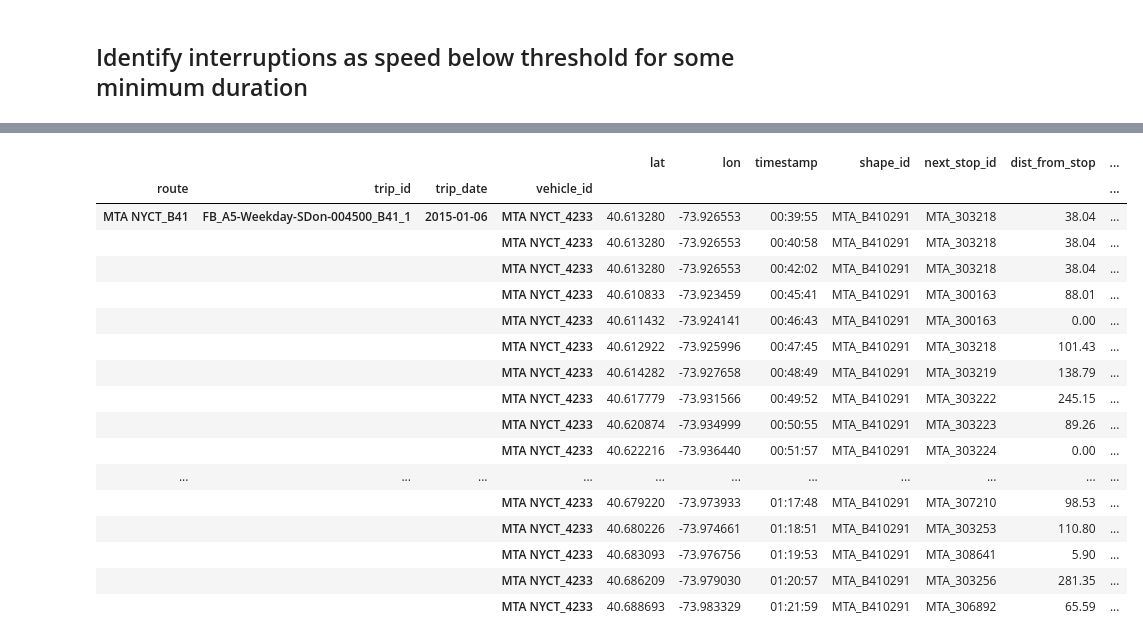
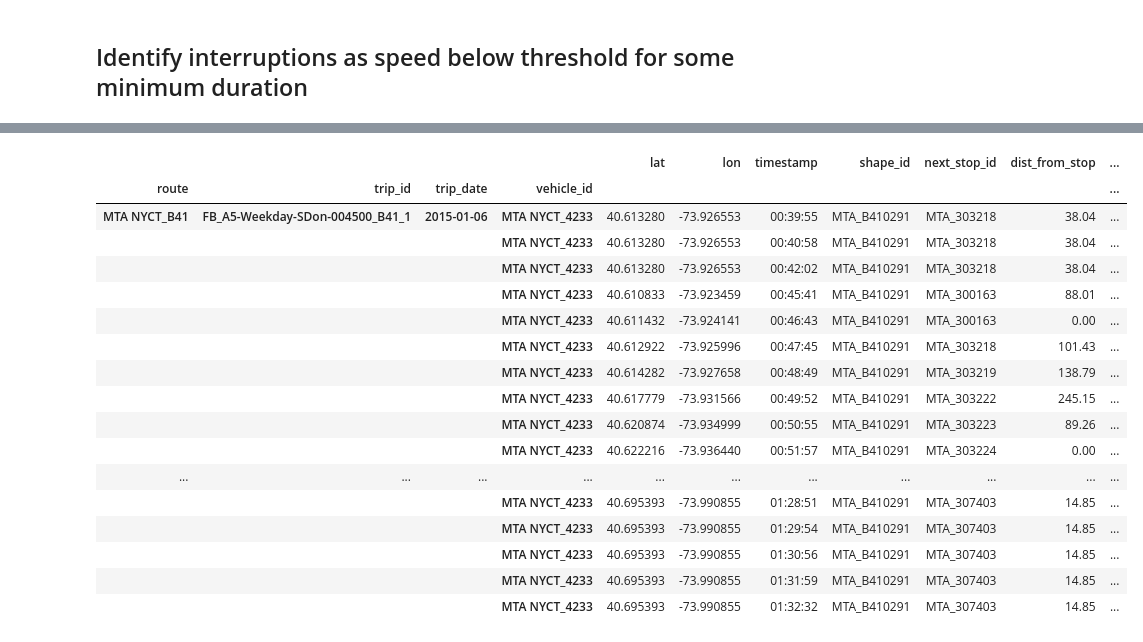
Before and after one commit to sarangof/Bus-Capstone, a Jupyter notebook: distance_data_demo.ipynb, the cells around one changed output, grey strips where cells are left out. Drawn from its saved outputs; the diff is of its cells as text; code cells hidden in the pictures.

```diff
--- a/distance_data_demo.ipynb
+++ b/distance_data_demo.ipynb
@@ -102,21 +140,22 @@ bustime['seg_duration'] = bg['timestamp'].diff()/ttools.datetime.timedelta(secon
-# %%
-bustime.head(40)
-# %% [output]
-|  |  |  |  | lat | lon | timestamp | shape_id | next_stop_id | dist_from_stop | ... |
-| route | trip_id | trip_date | vehicle_id |  |  |  |  |  |  | ... |
-| MTA NYCT_B41 | FB_A5-Weekday-SDon-004500_B41_1 | 2015-01-06 | MTA NYCT_4233 | 40.613280 | -73.926553 | 00:39:55 | MTA_B410291 | MTA_303218 | 38.04 | ... |
-|  |  |  | MTA NYCT_4233 | 40.613280 | -73.926553 | 00:40:58 | MTA_B410291 | MTA_303218 | 38.04 | ... |
-|  |  |  | MTA NYCT_4233 | 40.613280 | -73.926553 | 00:42:02 | MTA_B410291 | MTA_303218 | 38.04 | ... |
-|  |  |  | MTA NYCT_4233 | 40.610833 | -73.923459 | 00:45:41 | MTA_B410291 | MTA_300163 | 88.01 | ... |
-|  |  |  | MTA NYCT_4233 | 40.611432 | -73.924141 | 00:46:43 | MTA_B410291 | MTA_300163 | 0.00 | ... |
-|  |  |  | MTA NYCT_4233 | 40.612922 | -73.925996 | 00:47:45 | MTA_B410291 | MTA_303218 | 101.43 | ... |
-|  |  |  | MTA NYCT_4233 | 40.614282 | -73.927658 | 00:48:49 | MTA_B410291 | MTA_303219 | 138.79 | ... |
-|  |  |  | MTA NYCT_4233 | 40.617779 | -73.931566 | 00:49:52 | MTA_B410291 | MTA_303222 | 245.15 | ... |
-|  |  |  | MTA NYCT_4233 | 40.620874 | -73.934999 | 00:50:55 | MTA_B410291 | MTA_303223 | 89.26 | ... |
-|  |  |  | MTA NYCT_4233 | 40.622216 | -73.936440 | 00:51:57 | MTA_B410291 | MTA_303224 | 0.00 | ... |
-| ... | ... | ... | ... | ... | ... | ... | ... | ... | ... | ... |
-|  |  |  | MTA NYCT_4233 | 40.679220 | -73.973933 | 01:17:48 | MTA_B410291 | MTA_307210 | 98.53 | ... |
-|  |  |  | MTA NYCT_4233 | 40.680226 | -73.974661 | 01:18:51 | MTA_B410291 | MTA_303253 | 110.80 | ... |
-|  |  |  | MTA NYCT_4233 | 40.683093 | -73.976756 | 01:19:53 | MTA_B410291 | MTA_308641 | 5.90 | ... |
-|  |  |  | MTA NYCT_4233 | 40.686209 | -73.979030 | 01:20:57 | MTA_B410291 | MTA_303256 | 281.35 | ... |
-|  |  |  | MTA NYCT_4233 | 40.688693 | -73.983329 | 01:21:59 | MTA_B410291 | MTA_306892 | 65.59 | ... |
+# %%
+# show an example trip with some negative speeds reported
+bustime.loc[('MTA NYCT_B41','FB_A5-Weekday-SDon-004500_B41_1','2015-01-06','MTA NYCT_4233')]
+# %% [output]
+|  |  |  |  | lat | lon | timestamp | shape_id | next_stop_id | dist_from_stop | ... |
+| route | trip_id | trip_date | vehicle_id |  |  |  |  |  |  | ... |
+| MTA NYCT_B41 | FB_A5-Weekday-SDon-004500_B41_1 | 2015-01-06 | MTA NYCT_4233 | 40.613280 | -73.926553 | 00:39:55 | MTA_B410291 | MTA_303218 | 38.04 | ... |
+|  |  |  | MTA NYCT_4233 | 40.613280 | -73.926553 | 00:40:58 | MTA_B410291 | MTA_303218 | 38.04 | ... |
+|  |  |  | MTA NYCT_4233 | 40.613280 | -73.926553 | 00:42:02 | MTA_B410291 | MTA_303218 | 38.04 | ... |
+|  |  |  | MTA NYCT_4233 | 40.610833 | -73.923459 | 00:45:41 | MTA_B410291 | MTA_300163 | 88.01 | ... |
+|  |  |  | MTA NYCT_4233 | 40.611432 | -73.924141 | 00:46:43 | MTA_B410291 | MTA_300163 | 0.00 | ... |
+|  |  |  | MTA NYCT_4233 | 40.612922 | -73.925996 | 00:47:45 | MTA_B410291 | MTA_303218 | 101.43 | ... |
+|  |  |  | MTA NYCT_4233 | 40.614282 | -73.927658 | 00:48:49 | MTA_B410291 | MTA_303219 | 138.79 | ... |
+|  |  |  | MTA NYCT_4233 | 40.617779 | -73.931566 | 00:49:52 | MTA_B410291 | MTA_303222 | 245.15 | ... |
+|  |  |  | MTA NYCT_4233 | 40.620874 | -73.934999 | 00:50:55 | MTA_B410291 | MTA_303223 | 89.26 | ... |
+|  |  |  | MTA NYCT_4233 | 40.622216 | -73.936440 | 00:51:57 | MTA_B410291 | MTA_303224 | 0.00 | ... |
+| ... | ... | ... | ... | ... | ... | ... | ... | ... | ... | ... |
+|  |  |  | MTA NYCT_4233 | 40.695393 | -73.990855 | 01:28:51 | MTA_B410291 | MTA_307403 | 14.85 | ... |
+|  |  |  | MTA NYCT_4233 | 40.695393 | -73.990855 | 01:29:54 | MTA_B410291 | MTA_307403 | 14.85 | ... |
+|  |  |  | MTA NYCT_4233 | 40.695393 | -73.990855 | 01:30:56 | MTA_B410291 | MTA_307403 | 14.85 | ... |
+|  |  |  | MTA NYCT_4233 | 40.695393 | -73.990855 | 01:31:59 | MTA_B410291 | MTA_307403 | 14.85 | ... |
+|  |  |  | MTA NYCT_4233 | 40.695393 | -73.990855 | 01:32:32 | MTA_B410291 | MTA_307403 | 14.85 | ... |
```
Also changed, not shown: parts of 10 cells of this notebook, 2 other files.
